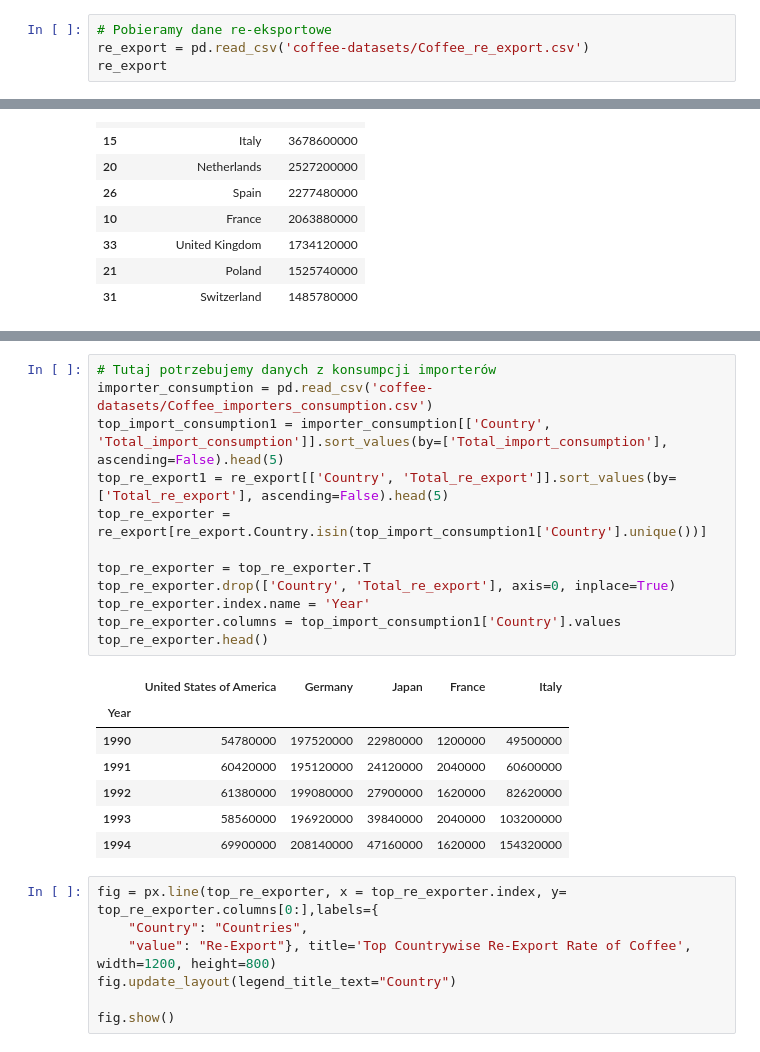
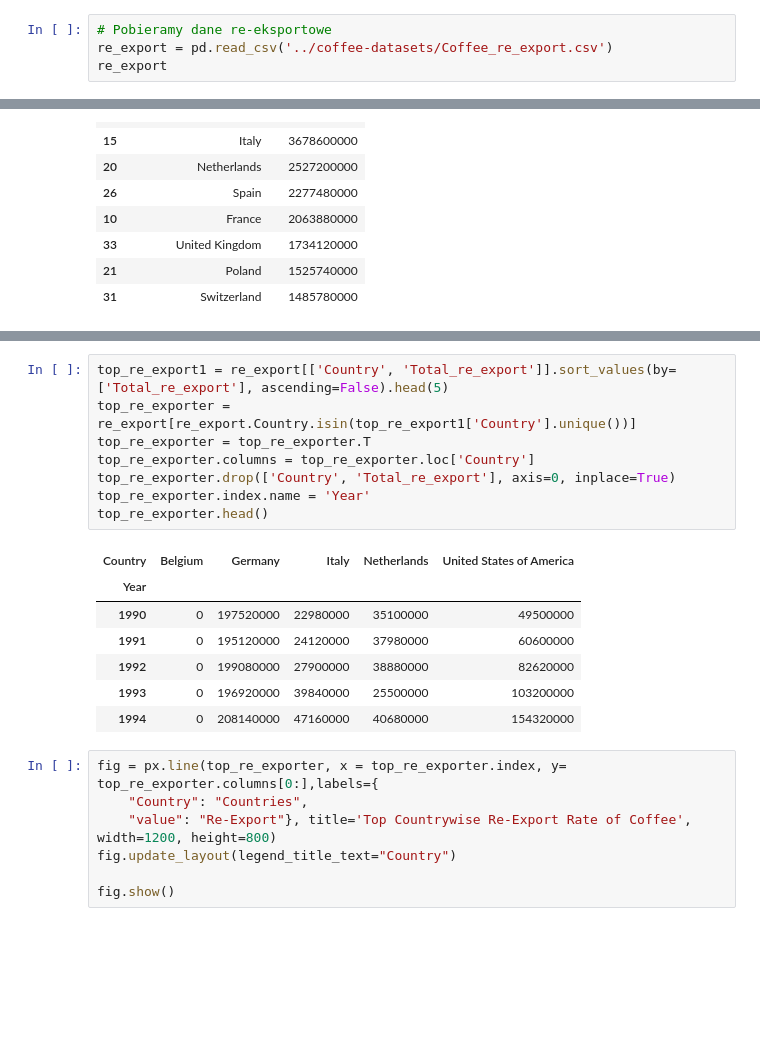
Before and after one commit to jakub-krecisz/coffee-data-visualization, a Jupyter notebook: jupyter-notebooks/re-export_analysis.ipynb, the cells around one changed output, grey strips where cells are left out. Saved outputs shown, nothing was run; the diff lists cells and outputs as text; blank space fills up the shorter version.

Commit message:
Fixed columns indexes for re-export over the years

```diff
--- a/jupyter-notebooks/re-export_analysis.ipynb
+++ b/jupyter-notebooks/re-export_analysis.ipynb
@@ -8,7 +8,7 @@ import plotly.express as px
 import plotly.graph_objects as go
 # %%
 # Pobieramy dane re-eksportowe
-re_export = pd.read_csv('coffee-datasets/Coffee_re_export.csv')
+re_export = pd.read_csv('../coffee-datasets/Coffee_re_export.csv')
 re_export
 # %% [output]
 |  | Country | 1990 | 1991 | 1992 | 1993 | 1994 | 1995 | 1996 | 1997 | 1998 | ... | ... |
@@ -73,25 +73,21 @@ fig.show()
 # %% [output]
 [interactive output not drawn]
 # %%
-# Tutaj potrzebujemy danych z konsumpcji importerów
-importer_consumption = pd.read_csv('coffee-datasets/Coffee_importers_consumption.csv')
-top_import_consumption1 = importer_consumption[['Country', 'Total_import_consumption']].sort_values(by=['Total_import_consumption'], ascending=False).head(5)
 top_re_export1 = re_export[['Country', 'Total_re_export']].sort_values(by=['Total_re_export'], ascending=False).head(5)
-top_re_exporter = re_export[re_export.Country.isin(top_import_consumption1['Country'].unique())]
-
+top_re_exporter = re_export[re_export.Country.isin(top_re_export1['Country'].unique())]
 top_re_exporter = top_re_exporter.T
+top_re_exporter.columns = top_re_exporter.loc['Country']
 top_re_exporter.drop(['Country', 'Total_re_export'], axis=0, inplace=True)
 top_re_exporter.index.name = 'Year'
-top_re_exporter.columns = top_import_consumption1['Country'].values
 top_re_exporter.head()
 # %% [output]
-|  | United States of America | Germany | Japan | France | Italy |
+| Country | Belgium | Germany | Italy | Netherlands | United States of America |
 | Year |  |  |  |  |  |
-| 1990 | 54780000 | 197520000 | 22980000 | 1200000 | 49500000 |
-| 1991 | 60420000 | 195120000 | 24120000 | 2040000 | 60600000 |
-| 1992 | 61380000 | 199080000 | 27900000 | 1620000 | 82620000 |
-| 1993 | 58560000 | 196920000 | 39840000 | 2040000 | 103200000 |
-| 1994 | 69900000 | 208140000 | 47160000 | 1620000 | 154320000 |
+| 1990 | 0 | 197520000 | 22980000 | 35100000 | 49500000 |
+| 1991 | 0 | 195120000 | 24120000 | 37980000 | 60600000 |
+| 1992 | 0 | 199080000 | 27900000 | 38880000 | 82620000 |
+| 1993 | 0 | 196920000 | 39840000 | 25500000 | 103200000 |
+| 1994 | 0 | 208140000 | 47160000 | 40680000 | 154320000 |
 # %%
 fig = px.line(top_re_exporter, x = top_re_exporter.index, y= top_re_exporter.columns[0:],labels={
     "Country": "Countries",
```
